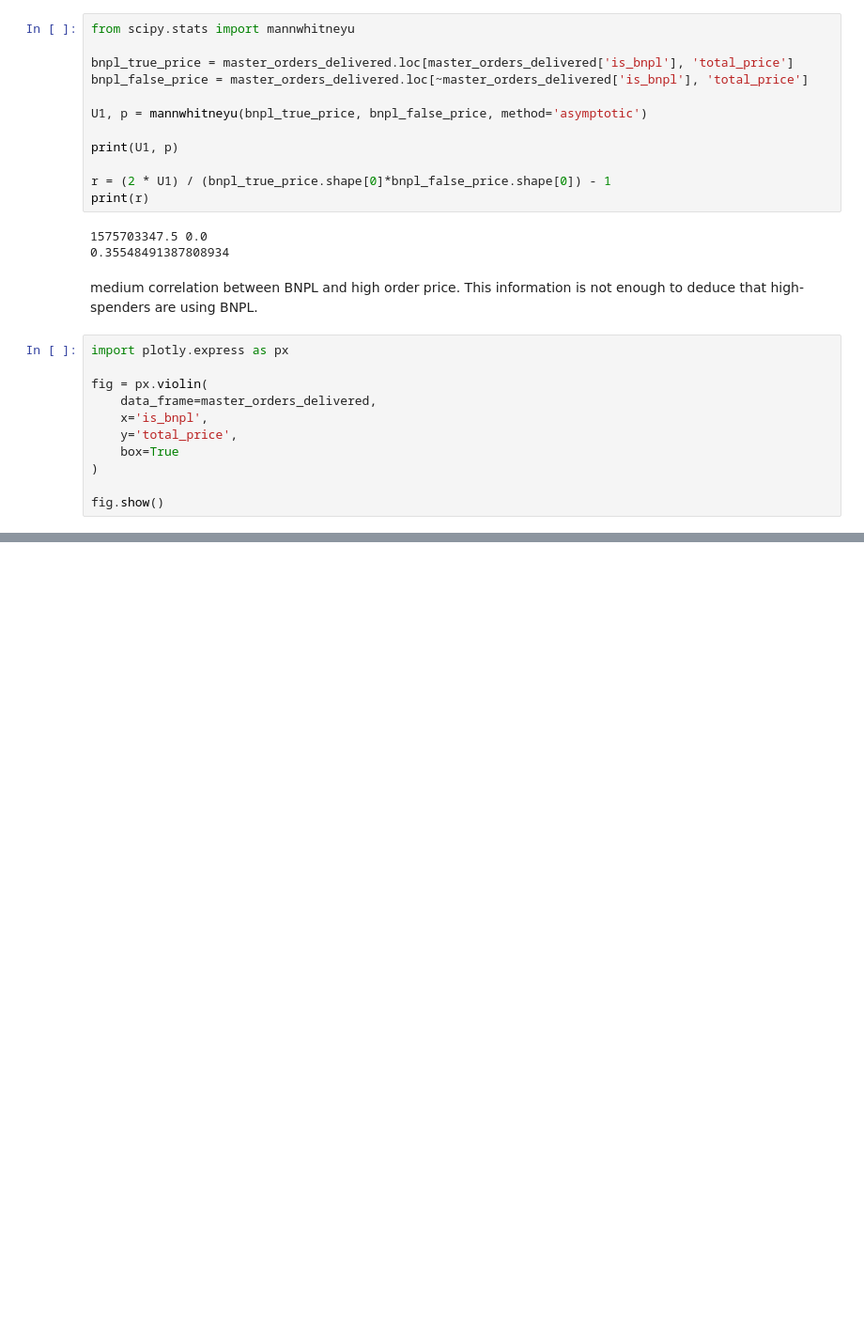
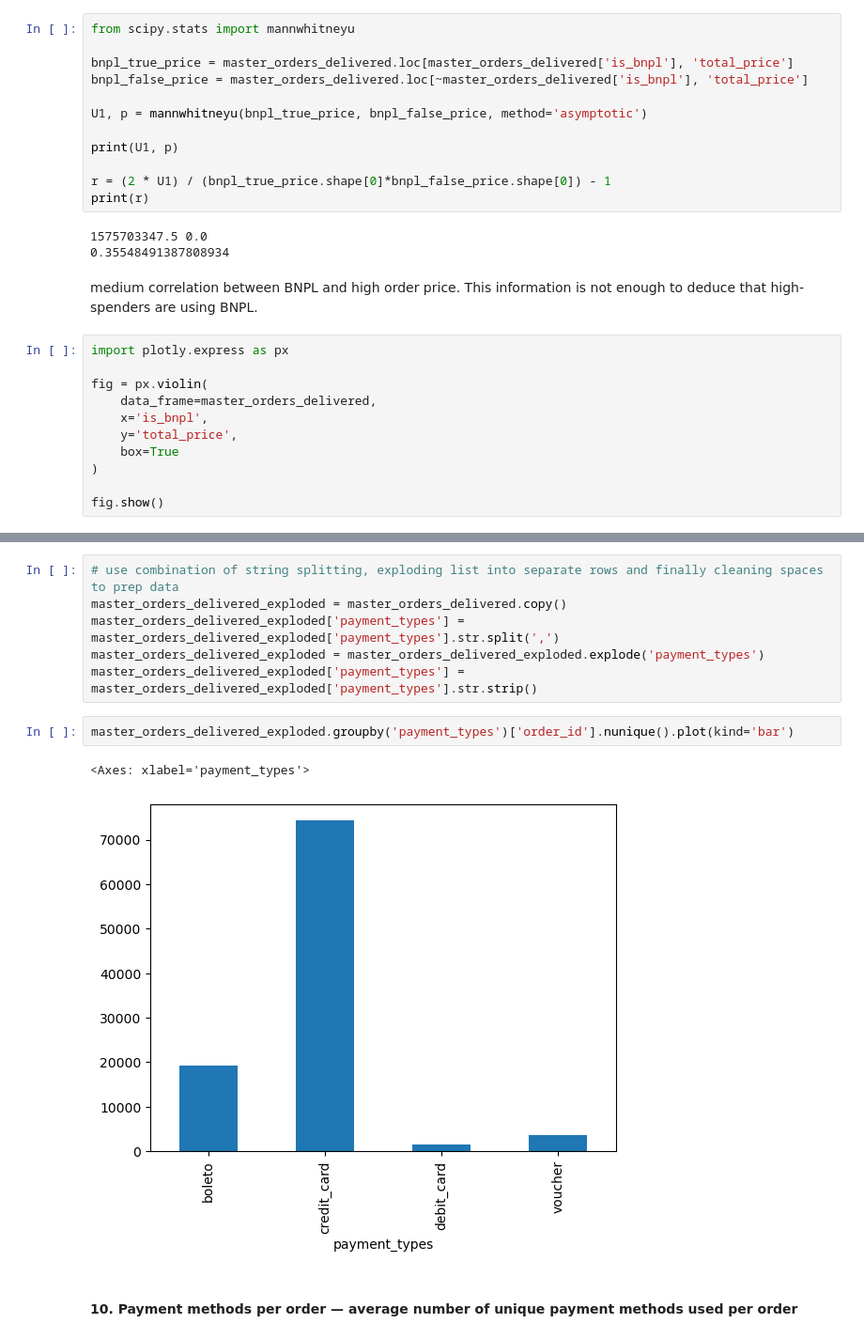
Before and after one commit to Kvitatiani/brazillian-ecommerce-analytics, a Jupyter notebook: ecommerce_playground.ipynb, the cells around one changed output, grey strips where cells are left out. Shown at 94% size. Drawn from its saved outputs; the diff is of its cells as text; blank space fills up the shorter version.

```diff
--- a/ecommerce_playground.ipynb
+++ b/ecommerce_playground.ipynb
@@ -592,0 +609,13 @@ fig.show()
+# %%
+# use combination of string splitting, exploding list into separate rows and finally cleaning spaces to prep data
+master_orders_delivered_exploded = master_orders_delivered.copy()
+master_orders_delivered_exploded['payment_types'] = master_orders_delivered_exploded['payment_types'].str.split(',')
+master_orders_delivered_exploded = master_orders_delivered_exploded.explode('payment_types')
+master_orders_delivered_exploded['payment_types'] = master_orders_delivered_exploded['payment_types'].str.strip()
+# %%
+master_orders_delivered_exploded.groupby('payment_types')['order_id'].nunique().plot(kind='bar')
+# %% [output]
+<Axes: xlabel='payment_types'>
+[figure, added]
+# %% [markdown]
+#### 10. **Payment methods per order** — average number of unique payment methods used per order
```
Also changed, not shown: parts of 8 cells of this notebook.
